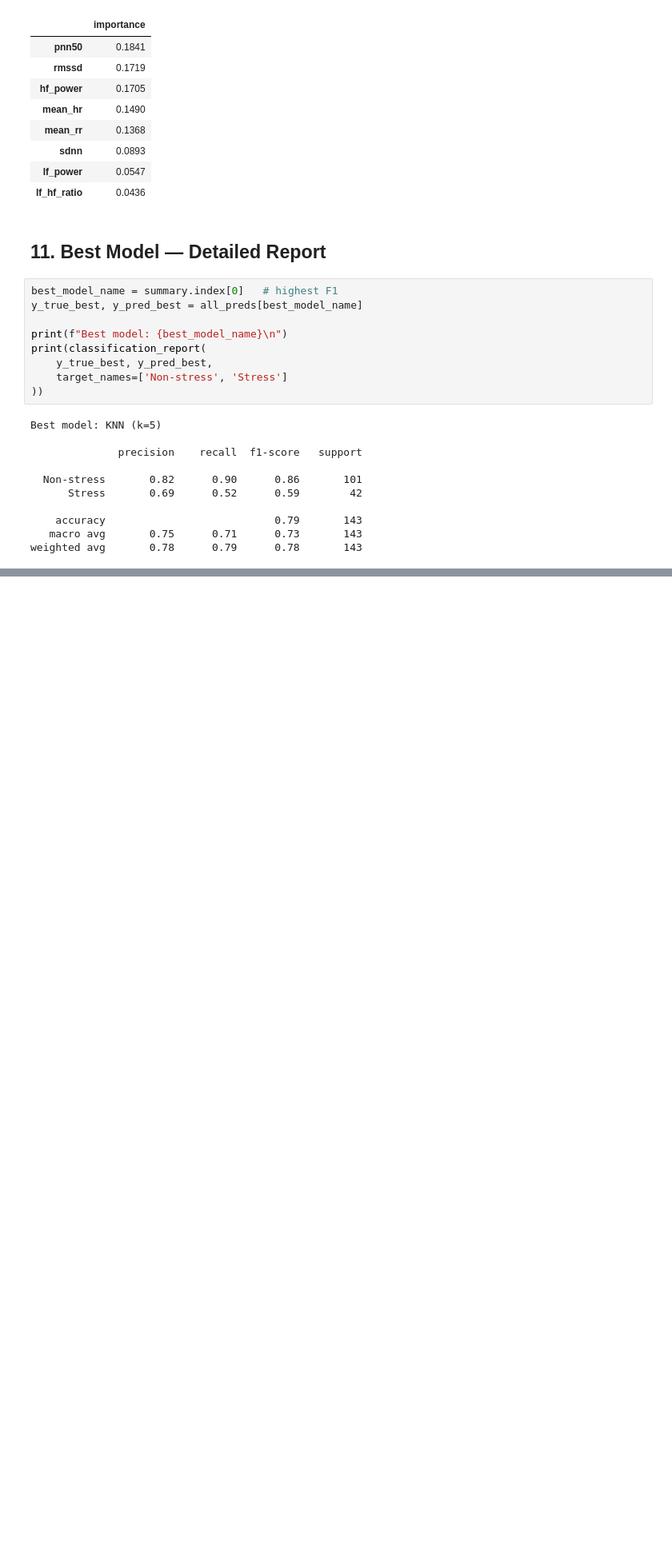
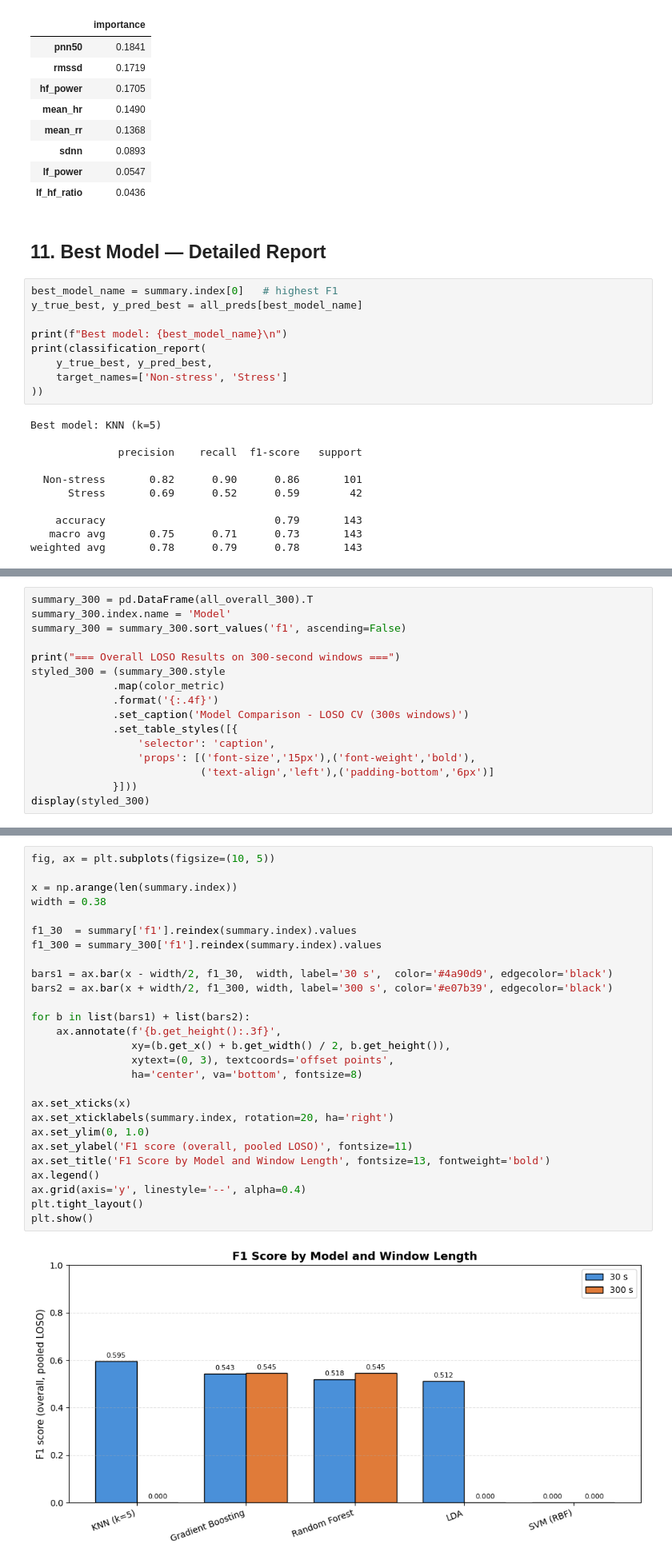
Before and after one commit to ahmedhassan187/ECG-to-stress, a Jupyter notebook: Training.ipynb, the cells around one changed output, grey strips where cells are left out. Shown at 80% size. Drawn from its saved outputs; the diff is of its cells as text; blank space fills up the shorter version.

Commit message:
add trainig for 300 sec dataset and make comparison with 300 sec dataset to the difference between them

```diff
--- a/Training.ipynb
+++ b/Training.ipynb
@@ -562,0 +713,16 @@ weighted avg       0.78      0.79      0.78       143
+# %%
+summary_300 = pd.DataFrame(all_overall_300).T
+summary_300.index.name = 'Model'
+summary_300 = summary_300.sort_values('f1', ascending=False)
+
+print("=== Overall LOSO Results on 300-second windows ===")
+styled_300 = (summary_300.style
+             .map(color_metric)
+             .format('{:.4f}')
+             .set_caption('Model Comparison - LOSO CV (300s windows)')
+             .set_table_styles([{
+                 'selector': 'caption',
+                 'props': [('font-size','15px'),('font-weight','bold'),
+                           ('text-align','left'),('padding-bottom','6px')]
+             }]))
+display(styled_300)
@@ -562,0 +804,29 @@ weighted avg       0.78      0.79      0.78       143
+# %%
+fig, ax = plt.subplots(figsize=(10, 5))
+
+x = np.arange(len(summary.index))
+width = 0.38
+
+f1_30  = summary['f1'].reindex(summary.index).values
+f1_300 = summary_300['f1'].reindex(summary.index).values
+
+bars1 = ax.bar(x - width/2, f1_30,  width, label='30 s',  color='#4a90d9', edgecolor='black')
+bars2 = ax.bar(x + width/2, f1_300, width, label='300 s', color='#e07b39', edgecolor='black')
+
+for b in list(bars1) + list(bars2):
+    ax.annotate(f'{b.get_height():.3f}',
+                xy=(b.get_x() + b.get_width() / 2, b.get_height()),
+                xytext=(0, 3), textcoords='offset points',
+                ha='center', va='bottom', fontsize=8)
+
+ax.set_xticks(x)
+ax.set_xticklabels(summary.index, rotation=20, ha='right')
+ax.set_ylim(0, 1.0)
+ax.set_ylabel('F1 score (overall, pooled LOSO)', fontsize=11)
+ax.set_title('F1 Score by Model and Window Length', fontsize=13, fontweight='bold')
+ax.legend()
+ax.grid(axis='y', linestyle='--', alpha=0.4)
+plt.tight_layout()
+plt.show()
+# %% [output]
+[figure, added]
```
Also changed, not shown: parts of 28 cells of this notebook, 1 other file.
